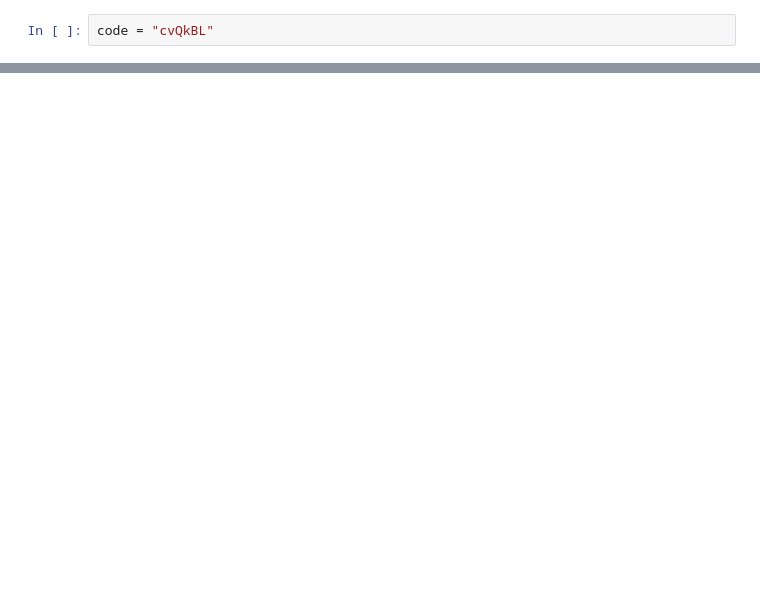
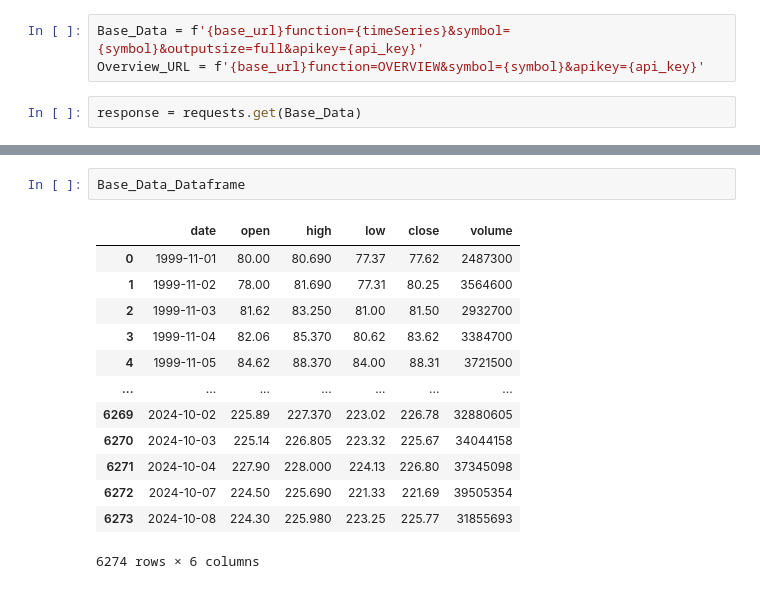
Before and after one commit to ansh2903/Cognivesh, a Jupyter notebook: Main.ipynb, the cells around one changed output, grey strips where cells are left out. Saved outputs shown, nothing was run; the diff lists cells and outputs as text; blank space fills up the shorter version.

```diff
--- a/Main.ipynb
+++ b/Main.ipynb
@@ -20,3 +18,6 @@ uri
+# %%
+Base_Data = f'{base_url}function={timeSeries}&symbol={symbol}&outputsize=full&apikey={api_key}'
+Overview_URL = f'{base_url}function=OVERVIEW&symbol={symbol}&apikey={api_key}'
 # %%
-code = "cvQkBL"
+response = requests.get(Base_Data)
 # %%
@@ -51,0 +75,16 @@ json_response
+# %%
+Base_Data_Dataframe
+# %% [output]
+|  | date | open | high | low | close | volume |
+| 0 | 1999-11-01 | 80.00 | 80.690 | 77.37 | 77.62 | 2487300 |
+| 1 | 1999-11-02 | 78.00 | 81.690 | 77.31 | 80.25 | 3564600 |
+| 2 | 1999-11-03 | 81.62 | 83.250 | 81.00 | 81.50 | 2932700 |
+| 3 | 1999-11-04 | 82.06 | 85.370 | 80.62 | 83.62 | 3384700 |
+| 4 | 1999-11-05 | 84.62 | 88.370 | 84.00 | 88.31 | 3721500 |
+| ... | ... | ... | ... | ... | ... | ... |
+| 6269 | 2024-10-02 | 225.89 | 227.370 | 223.02 | 226.78 | 32880605 |
+| 6270 | 2024-10-03 | 225.14 | 226.805 | 223.32 | 225.67 | 34044158 |
+| 6271 | 2024-10-04 | 227.90 | 228.000 | 224.13 | 226.80 | 37345098 |
+| 6272 | 2024-10-07 | 224.50 | 225.690 | 221.33 | 221.69 | 39505354 |
+| 6273 | 2024-10-08 | 224.30 | 225.980 | 223.25 | 225.77 | 31855693 |
+6274 rows × 6 columns
```
Also changed, not shown: parts of 8 cells of this notebook.
